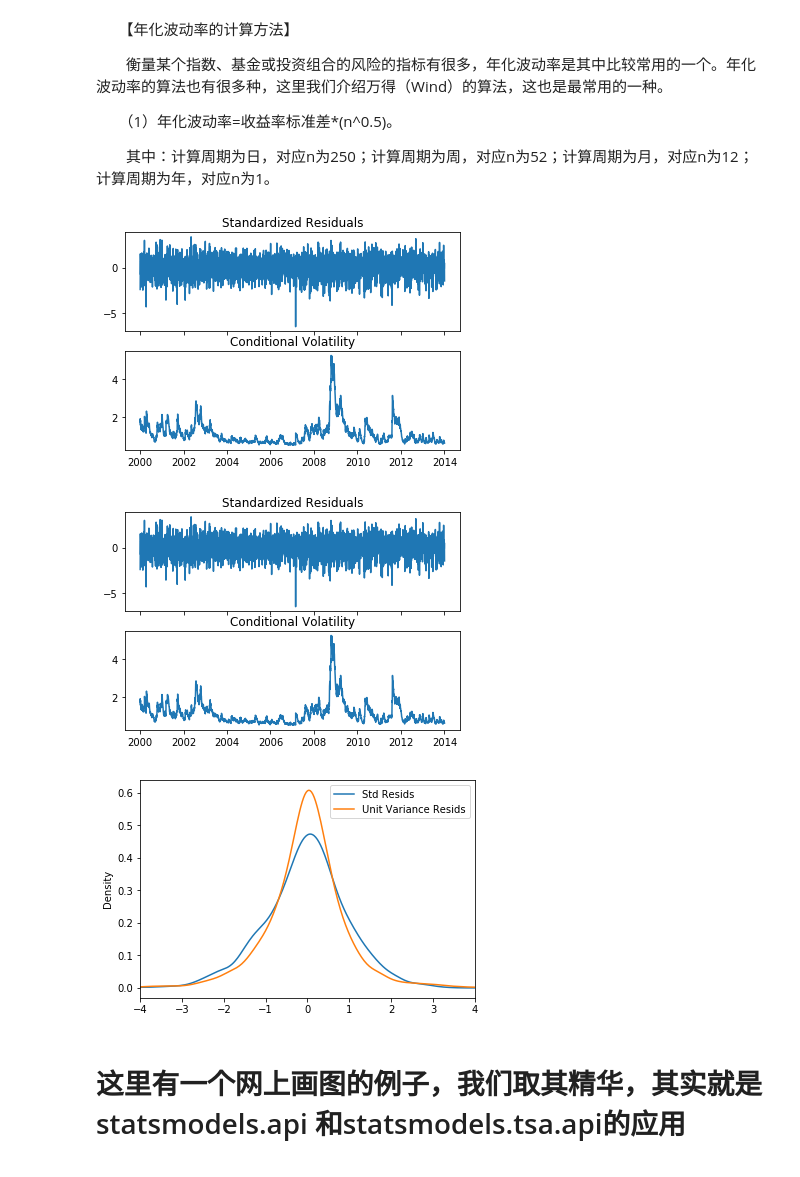
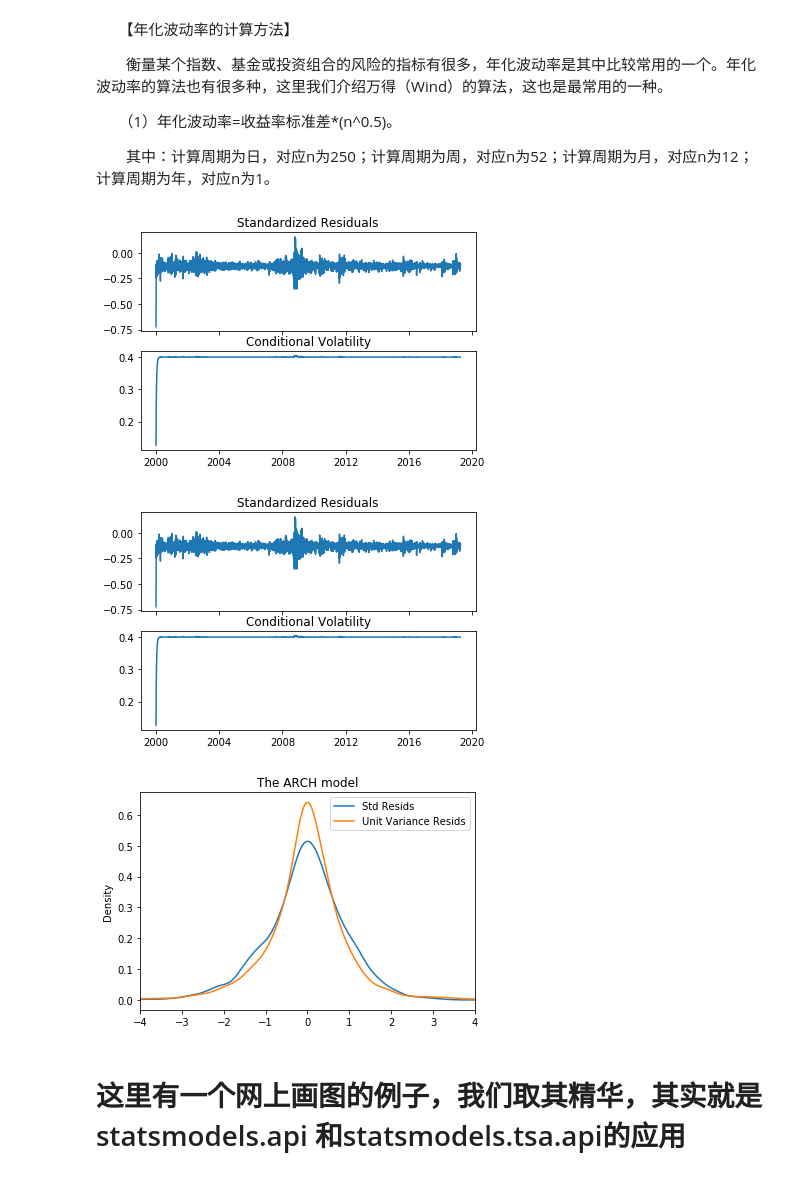
Before and after one commit to Isaaclin007/code-storage, a Jupyter notebook: GARCH-DCC 超详解释/ARCH包的理解与运用.ipynb, the cells around one changed output. Cells and saved outputs as stored; diff of their text form; code cells hidden in the pictures.

```diff
--- a/GARCH-DCC 超详解释/ARCH包的理解与运用.ipynb
+++ b/GARCH-DCC 超详解释/ARCH包的理解与运用.ipynb
@@ -12,10 +15,10 @@ Populating the interactive namespace from numpy and matplotlib
 这里先把sp500的数据给下载下来，然后变成percent change
 # %%
 start = dt.datetime(2000, 1, 1)
-end = dt.datetime(2014, 1, 1)
+end = dt.datetime(2019, 4, 1)
 sp500 = web.DataReader('^GSPC', 'yahoo', start=start, end=end)
 # 利用pct_change()把adjust colse price 变成percent change,然后把空值去掉（其实应该只有第一个值是NaN）
-pct_change_data = 100 * sp500['Adj Close'].pct_change().dropna()
+pct_change_data = sp500['Adj Close'].pct_change().dropna()
 # %% [markdown]
 在变成GARCH模型之前，我们先画一些图，来证明数据符合ARCH模型的特性（如果忘了哪五条特性，回去看下书）
 # %% [markdown]
@@ -203,16 +206,16 @@ fixed_res = am.fix([0.052489,0.015603,0.087837,0.901395])
 # %%
 fixed_res.plot()
 # %% [output]
-[figure, old version]
+[figure, new version]
-[figure, old version]
+[figure, new version]
 # %%
 std_resid = res.resid / res.conditional_volatility
 unit_var_resid = res.resid / res.resid.std()
 df = pd.concat([std_resid, unit_var_resid],1)
 df.columns = ['Std Resids', 'Unit Variance Resids']
-subplot = df.plot(kind='kde', xlim=(-4,4))
+subplot = df.plot(kind='kde', xlim=(-4,4),title='The ARCH model')
 # %% [output]
-[figure, old version]
+[figure, new version]
 # %% [markdown]
 # 这里有一个网上画图的例子，我们取其精华，其实就是statsmodels.api 和statsmodels.tsa.api的应用
 # %%
```
Also changed, not shown: parts of 10 cells of this notebook, 49 other files.
